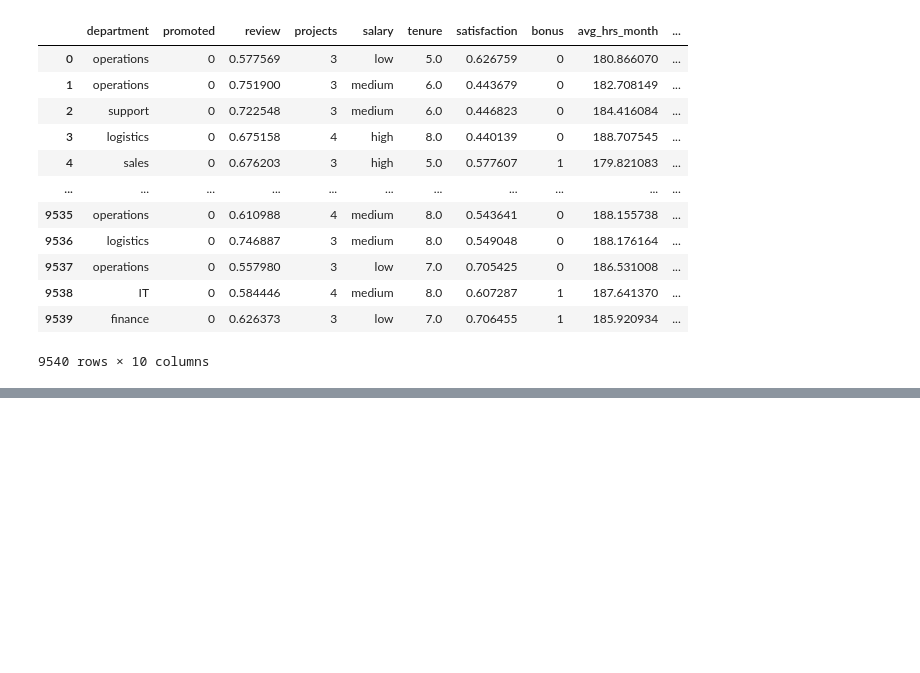
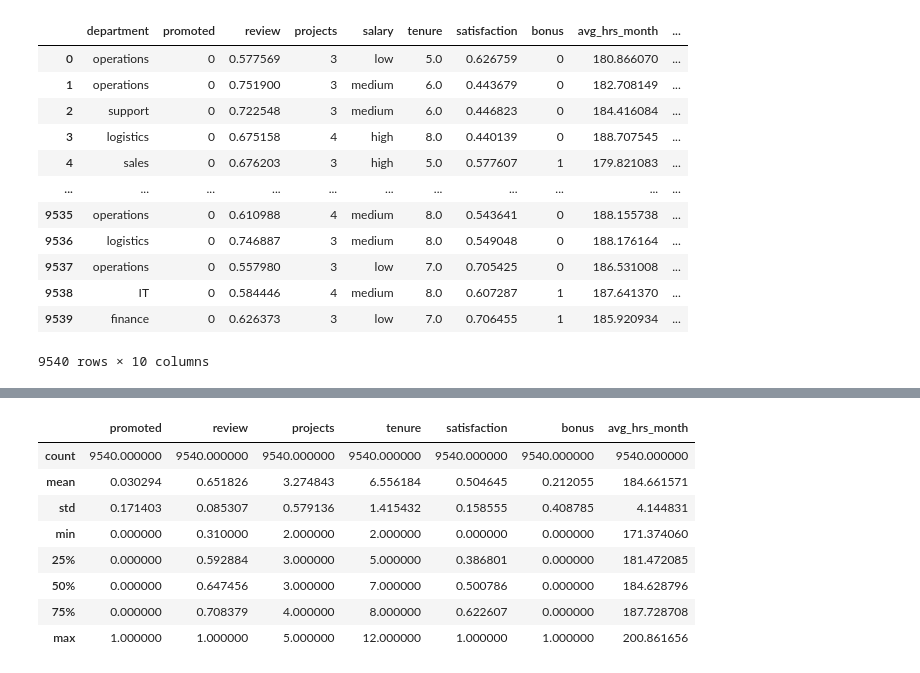
Before and after one commit to wahyunh10/Employee-Turnover-Project, a Jupyter notebook: employe_turnover_project.ipynb, the cells around one changed output, grey strips where cells are left out. Saved outputs shown, nothing was run; the diff lists cells and outputs as text; code cells hidden in the pictures; blank space fills up the shorter version.

```diff
--- a/employe_turnover_project.ipynb
+++ b/employe_turnover_project.ipynb
@@ -47,0 +62,12 @@ df
+# %%
+df.describe()
+# %% [output]
+|  | promoted | review | projects | tenure | satisfaction | bonus | avg_hrs_month |
+| count | 9540.000000 | 9540.000000 | 9540.000000 | 9540.000000 | 9540.000000 | 9540.000000 | 9540.000000 |
+| mean | 0.030294 | 0.651826 | 3.274843 | 6.556184 | 0.504645 | 0.212055 | 184.661571 |
+| std | 0.171403 | 0.085307 | 0.579136 | 1.415432 | 0.158555 | 0.408785 | 4.144831 |
+| min | 0.000000 | 0.310000 | 2.000000 | 2.000000 | 0.000000 | 0.000000 | 171.374060 |
+| 25% | 0.000000 | 0.592884 | 3.000000 | 5.000000 | 0.386801 | 0.000000 | 181.472085 |
+| 50% | 0.000000 | 0.647456 | 3.000000 | 7.000000 | 0.500786 | 0.000000 | 184.628796 |
+| 75% | 0.000000 | 0.708379 | 4.000000 | 8.000000 | 0.622607 | 0.000000 | 187.728708 |
+| max | 1.000000 | 1.000000 | 5.000000 | 12.000000 | 1.000000 | 1.000000 | 200.861656 |
```
Also changed, not shown: parts of 18 cells of this notebook.
